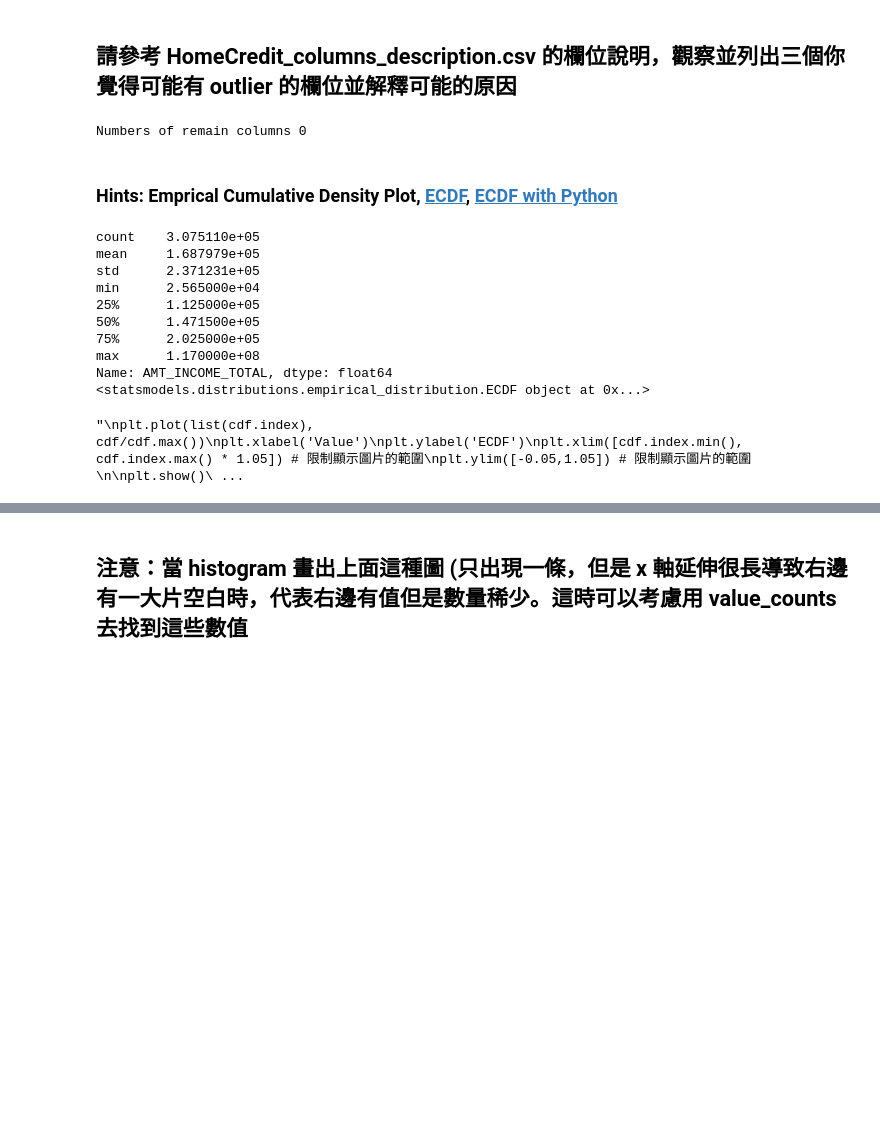
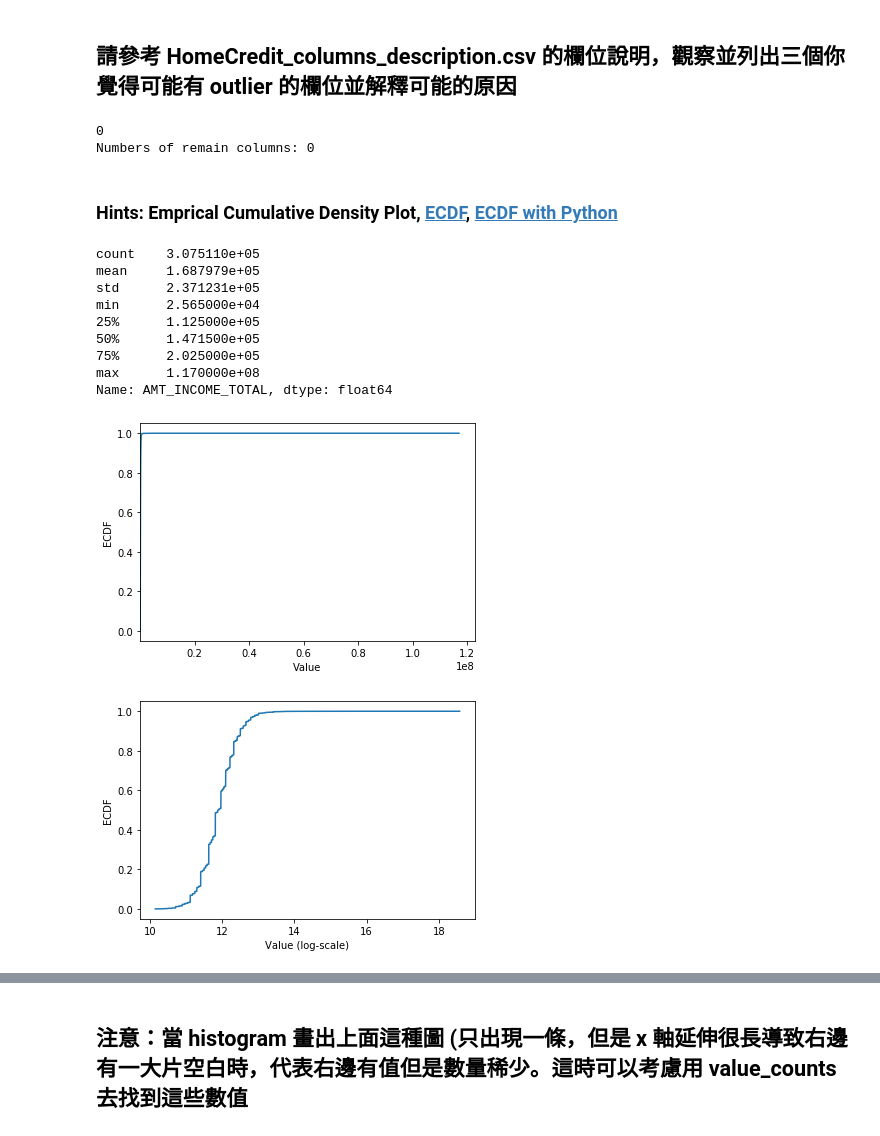
Before and after one commit to elsana20/-1st-DL-CVMarathon, a Jupyter notebook: HomeWork/Day_009_HW.ipynb, the cells around one changed output, grey strips where cells are left out. Saved outputs shown, nothing was run; the diff lists cells and outputs as text; code cells hidden in the pictures; blank space fills up the shorter version.

```diff
--- a/HomeWork/Day_009_HW.ipynb
+++ b/HomeWork/Day_009_HW.ipynb
@@ -67,25 +67,29 @@ Name: CNT_CHILDREN, dtype: float64
 """
 YOUR CODE HERE, fill correct data types (for example str, float, int, ...)
 """
-dtype_select = [float,int]
+dtype_select = [np.int64, np.float64]
+#不能只寫int或float
 
 numeric_columns = list(app_train.columns[list(app_train.dtypes.isin(dtype_select))])
-#print(len(numeric_columns))
+
+print(len(numeric_columns))
 
 # 再把只有 2 值 (通常是 0,1) 的欄位去掉
 numeric_columns = list(app_train[numeric_columns].columns[list(app_train[numeric_columns].apply(lambda x:len(x.unique())!=2 ))])
-print("Numbers of remain columns" , len(numeric_columns))
+print("Numbers of remain columns: %i" % len(numeric_columns))
 
 # 檢視這些欄位的數值範圍
 for col in numeric_columns:
     """
     Your CODE HERE, make the box plot
     """
-    plt.hist(app_train[col])
-    plt.xlabel(col);
+    #plt.hist(app_train[col])
+    #plt.xlabel(col);
+    app_train.boxplot(col) #是一種用作顯示一組資料分散情況資料的統計圖
     plt.show()
 # %% [output]
-Numbers of remain columns 0
+0
+Numbers of remain columns: 0
 # %%
 # 從上面的圖檢查的結果，至少這三個欄位好像有點可疑
 
@@ -99,43 +103,40 @@ Numbers of remain columns 0
 print(app_train['AMT_INCOME_TOTAL'].describe())
 
 # 繪製 Empirical Cumulative Density Plot (ECDF)
-from statsmodels.distributions.empirical_distribution import ECDF
-"""
-YOUR CODE HERE
-"""
-cdf = ECDF(app_train['AMT_INCOME_TOTAL'])
-
-print(cdf)
+cdf = app_train.AMT_INCOME_TOTAL.value_counts().sort_index().cumsum()
+#???
+#pandas 的value_counts()函數可以對Series裡面的每個值進行計數並且排序
+#值排序後的累加量
 
 
 plt.plot(list(cdf.index), cdf/cdf.max())
 plt.xlabel('Value')
 plt.ylabel('ECDF')
 plt.xlim([cdf.index.min(), cdf.index.max() * 1.05]) # 限制顯示圖片的範圍
 plt.ylim([-0.05,1.05]) # 限制顯示圖片的範圍
 
 plt.show()
 
 # 改變 y 軸的 Scale, 讓我們可以正常檢視 ECDF
 plt.plot(np.log(list(cdf.index)), cdf/cdf.max())
 plt.xlabel('Value (log-scale)')
 plt.ylabel('ECDF')
 
 plt.ylim([-0.05,1.05]) # 限制顯示圖片的範圍
 
 plt.show()
 # %% [output]
 count    3.075110e+05
 mean     1.687979e+05
 std      2.371231e+05
 min      2.565000e+04
 25%      1.125000e+05
 50%      1.471500e+05
 75%      2.025000e+05
 max      1.170000e+08
 Name: AMT_INCOME_TOTAL, dtype: float64
-<statsmodels.distributions.empirical_distribution.ECDF object at 0x...>
-"\nplt.plot(list(cdf.index), cdf/cdf.max())\nplt.xlabel('Value')\nplt.ylabel('ECDF')\nplt.xlim([cdf.index.min(), cdf.index.max() * 1.05]) # 限制顯示圖片的範圍\nplt.ylim([-0.05,1.05]) # 限制顯示圖片的範圍\n\nplt.show()\ ...
+[figure, added]
+[figure, added]
 # %% [markdown]
 ## 補充：Normal dist 的 ECDF
 ![ecdf_normal](https://au.mathworks.com/help/examples/stats/win64/PlotEmpiricalCdfAndCompareWithSamplingDistributionExample_01.png)
```
Also changed, not shown: parts of 3 cells of this notebook.
